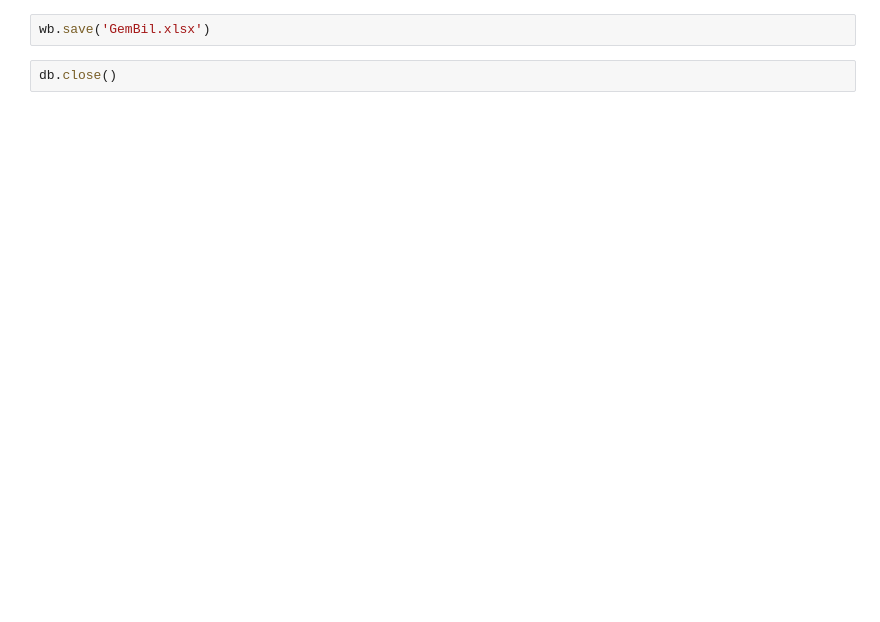
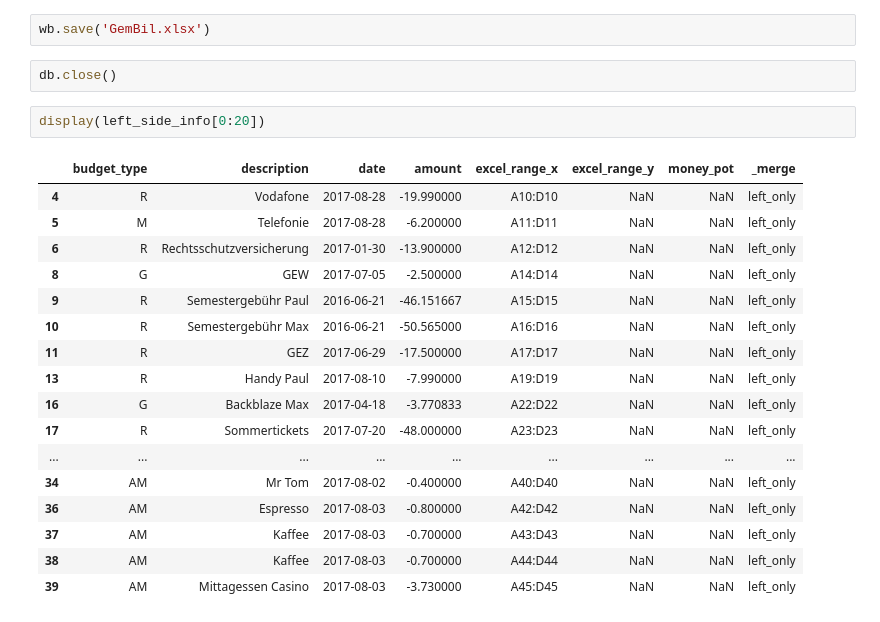
Before and after one commit to maxkoe/budgeter, a Jupyter notebook: excel-to-db.ipynb, the cells around one changed output. Drawn from its saved outputs; the diff is of its cells as text; blank space fills up the shorter version.

```diff
--- a/excel-to-db.ipynb
+++ b/excel-to-db.ipynb
@@ -191,3 +337,23 @@ for index, row in perfect_result.iterrows() :
 wb.save('GemBil.xlsx')
 # %%
 db.close()
+# %%
+display(left_side_info[0:20])
+# %% [output]
+|  | budget_type | description | date | amount | excel_range_x | excel_range_y | money_pot | _merge |
+| 4 | R | Vodafone | 2017-08-28 | -19.990000 | A10:D10 | NaN | NaN | left_only |
+| 5 | M | Telefonie | 2017-08-28 | -6.200000 | A11:D11 | NaN | NaN | left_only |
+| 6 | R | Rechtsschutzversicherung | 2017-01-30 | -13.900000 | A12:D12 | NaN | NaN | left_only |
+| 8 | G | GEW | 2017-07-05 | -2.500000 | A14:D14 | NaN | NaN | left_only |
+| 9 | R | Semestergebühr Paul | 2016-06-21 | -46.151667 | A15:D15 | NaN | NaN | left_only |
+| 10 | R | Semestergebühr Max | 2016-06-21 | -50.565000 | A16:D16 | NaN | NaN | left_only |
+| 11 | R | GEZ | 2017-06-29 | -17.500000 | A17:D17 | NaN | NaN | left_only |
+| 13 | R | Handy Paul | 2017-08-10 | -7.990000 | A19:D19 | NaN | NaN | left_only |
+| 16 | G | Backblaze Max | 2017-04-18 | -3.770833 | A22:D22 | NaN | NaN | left_only |
+| 17 | R | Sommertickets | 2017-07-20 | -48.000000 | A23:D23 | NaN | NaN | left_only |
+| ... | ... | ... | ... | ... | ... | ... | ... | ... |
+| 34 | AM | Mr Tom | 2017-08-02 | -0.400000 | A40:D40 | NaN | NaN | left_only |
+| 36 | AM | Espresso | 2017-08-03 | -0.800000 | A42:D42 | NaN | NaN | left_only |
+| 37 | AM | Kaffee | 2017-08-03 | -0.700000 | A43:D43 | NaN | NaN | left_only |
+| 38 | AM | Kaffee | 2017-08-03 | -0.700000 | A44:D44 | NaN | NaN | left_only |
+| 39 | AM | Mittagessen Casino | 2017-08-03 | -3.730000 | A45:D45 | NaN | NaN | left_only |
```
Also changed, not shown: parts of 10 cells of this notebook, 1 other file.
